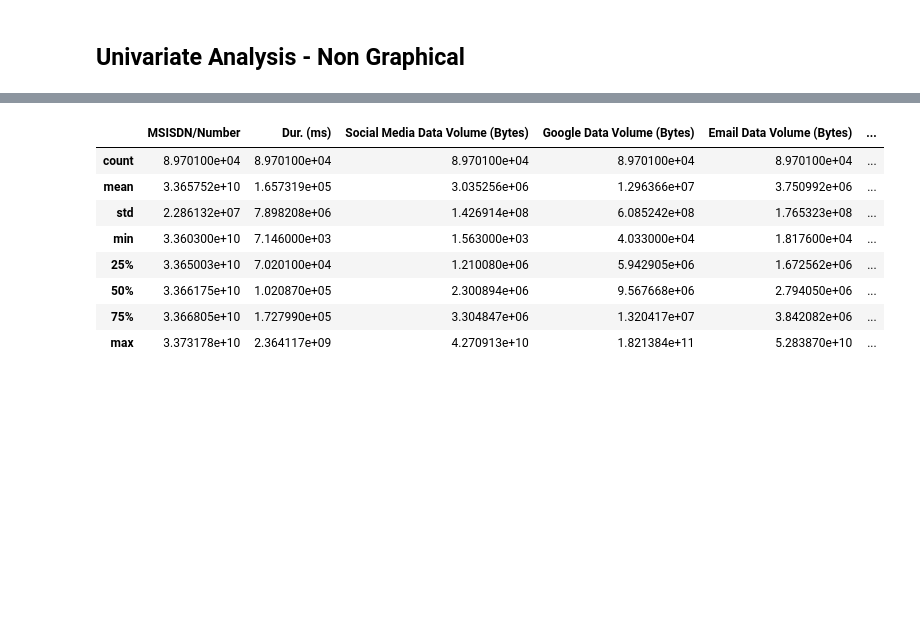
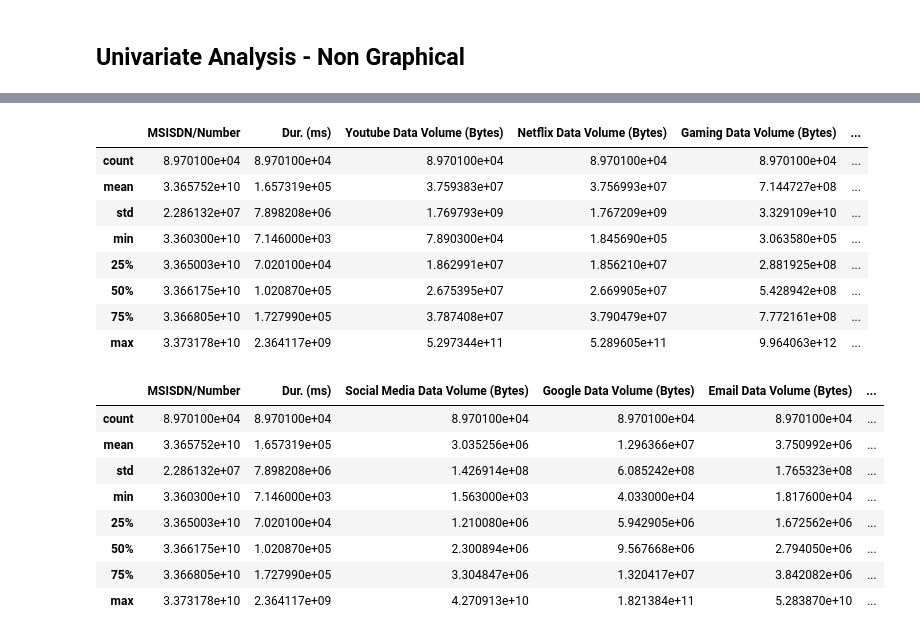
Before and after one commit to Danu-B/Telecom_Industry_User_Analytic, a Jupyter notebook: notebooks/Preprocessing_and_overview..ipynb, the cells around one changed output, grey strips where cells are left out. Cells and saved outputs as stored; diff of their text form; code cells hidden in the pictures; blank space fills up the shorter version.

```diff
--- a/notebooks/Preprocessing_and_overview..ipynb
+++ b/notebooks/Preprocessing_and_overview..ipynb
@@ -705,3 +734,19 @@ db.to_csv('../data/clean_data.csv')
+# %%
+#display the aggregate of user over view analysis
+univariate_analysis = db.groupby('MSISDN/Number').agg({'Dur. (ms)':'sum', 'Youtube Data Volume (Bytes)':'sum', 'Netflix Data Volume (Bytes)':'sum',
+                                              'Gaming Data Volume (Bytes)':'sum', 'Other Data Volume (Bytes)':'sum', 'Total Data Volume (Bytes)':'sum', 'Bearer Id':'count'}).reset_index()
+univariate_analysis['no.xdr_session'] = univariate_analysis['Bearer Id']
+univariate_analysis.describe()
+# %% [output]
+|  | MSISDN/Number | Dur. (ms) | Youtube Data Volume (Bytes) | Netflix Data Volume (Bytes) | Gaming Data Volume (Bytes) | ... |
+| count | 8.970100e+04 | 8.970100e+04 | 8.970100e+04 | 8.970100e+04 | 8.970100e+04 | ... |
+| mean | 3.365752e+10 | 1.657319e+05 | 3.759383e+07 | 3.756993e+07 | 7.144727e+08 | ... |
+| std | 2.286132e+07 | 7.898208e+06 | 1.769793e+09 | 1.767209e+09 | 3.329109e+10 | ... |
+| min | 3.360300e+10 | 7.146000e+03 | 7.890300e+04 | 1.845690e+05 | 3.063580e+05 | ... |
+| 25% | 3.365003e+10 | 7.020100e+04 | 1.862991e+07 | 1.856210e+07 | 2.881925e+08 | ... |
+| 50% | 3.366175e+10 | 1.020870e+05 | 2.675395e+07 | 2.669905e+07 | 5.428942e+08 | ... |
+| 75% | 3.366805e+10 | 1.727990e+05 | 3.787408e+07 | 3.790479e+07 | 7.772161e+08 | ... |
+| max | 3.373178e+10 | 2.364117e+09 | 5.297344e+11 | 5.289605e+11 | 9.964063e+12 | ... |
 # %%
 #display the aggregate of user over view analysis
 univariate_analysis = db.groupby('MSISDN/Number').agg({'Dur. (ms)':'sum', 'Social Media Data Volume (Bytes)':'sum', 'Google Data Volume (Bytes)':'sum',
```
Also changed, not shown: parts of 2 cells of this notebook, 1 other file.
